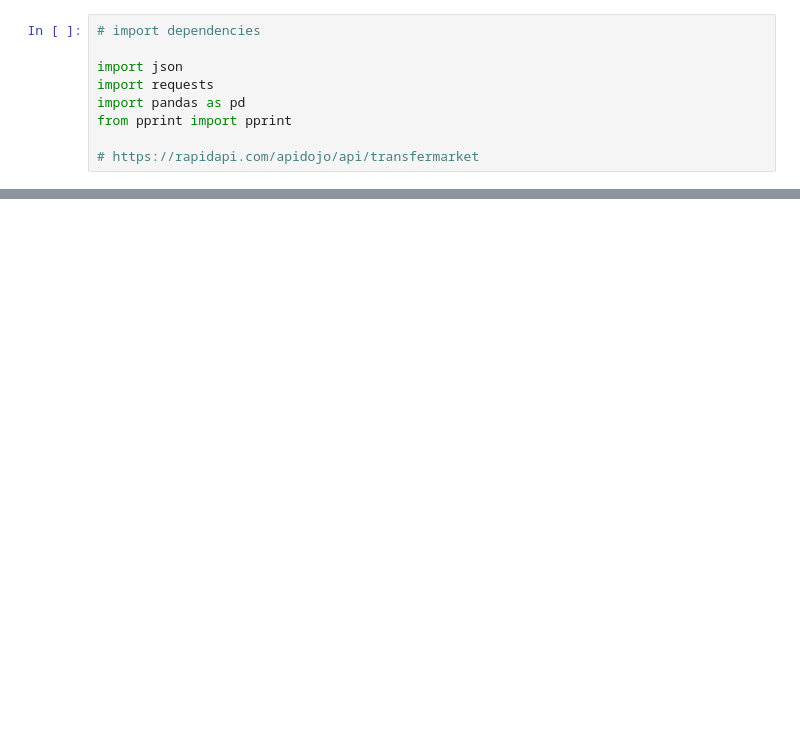
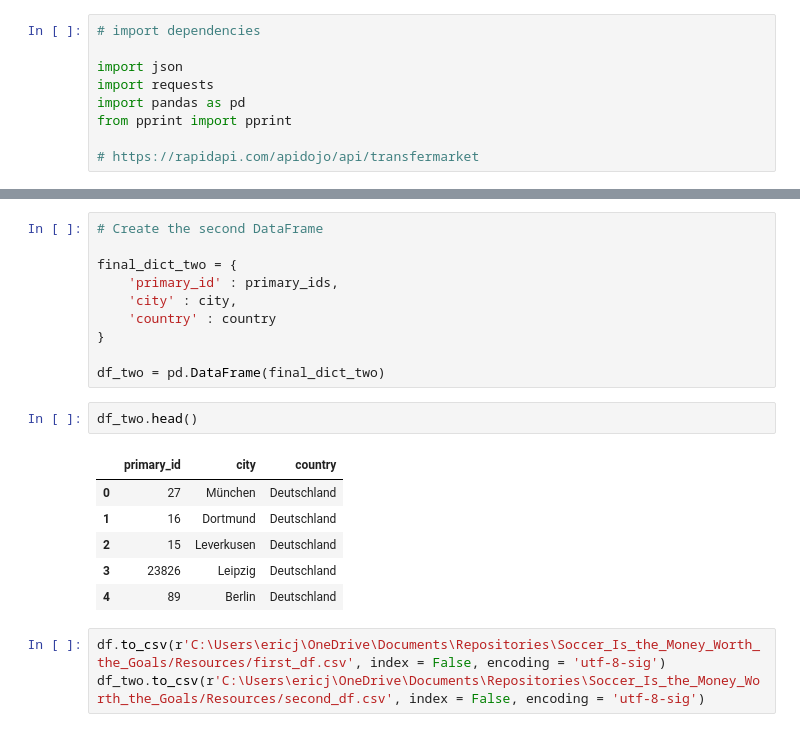
Before and after one commit to ericyang91/Dashboard_Soccer_Performance_vs_Money, a Jupyter notebook: Python.ipynb, the cells around one changed output, grey strips where cells are left out. Saved outputs shown, nothing was run; the diff lists cells and outputs as text; blank space fills up the shorter version.

```diff
--- a/Python.ipynb
+++ b/Python.ipynb
@@ -236,0 +173,22 @@ KeyError: 'mainFacts'
+# %%
+# Create the second DataFrame
+
+final_dict_two = {
+    'primary_id' : primary_ids,
+    'city' : city,
+    'country' : country
+}
+
+df_two = pd.DataFrame(final_dict_two)
+# %%
+df_two.head()
+# %% [output]
+|  | primary_id | city | country |
+| 0 | 27 | München | Deutschland |
+| 1 | 16 | Dortmund | Deutschland |
+| 2 | 15 | Leverkusen | Deutschland |
+| 3 | 23826 | Leipzig | Deutschland |
+| 4 | 89 | Berlin | Deutschland |
+# %%
+df.to_csv(r'C:\Users\ericj\OneDrive\Documents\Repositories\Soccer_Is_the_Money_Worth_the_Goals/Resources/first_df.csv', index = False, encoding = 'utf-8-sig')
+df_two.to_csv(r'C:\Users\ericj\OneDrive\Documents\Repositories\Soccer_Is_the_Money_Worth_the_Goals/Resources/second_df.csv', index = False, encoding = 'utf-8-sig')
```
Also changed, not shown: parts of 13 cells of this notebook, 2 other files.
